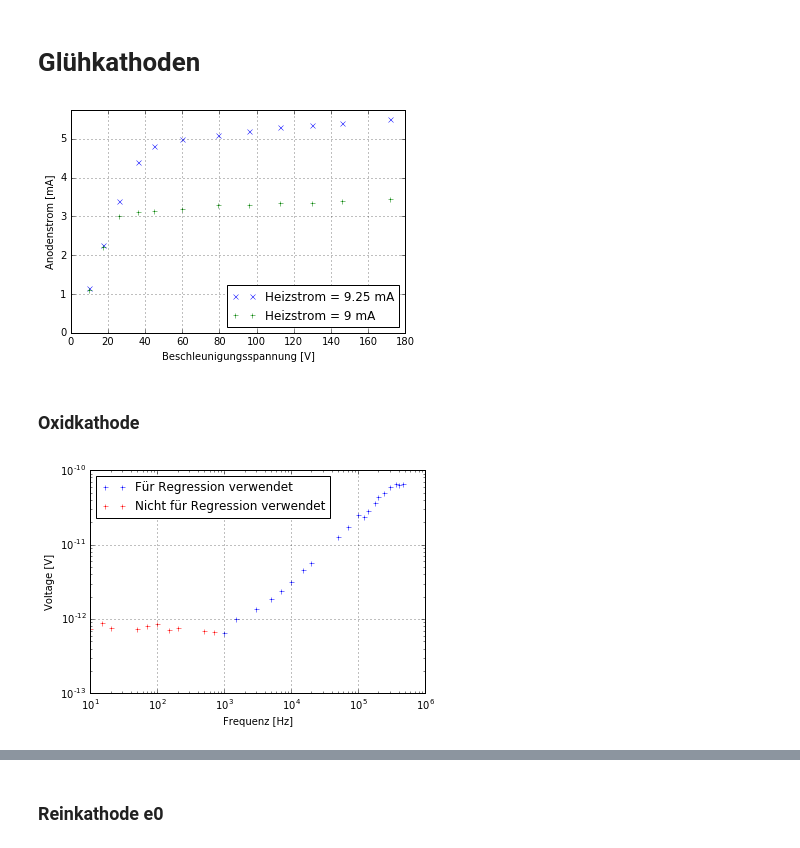
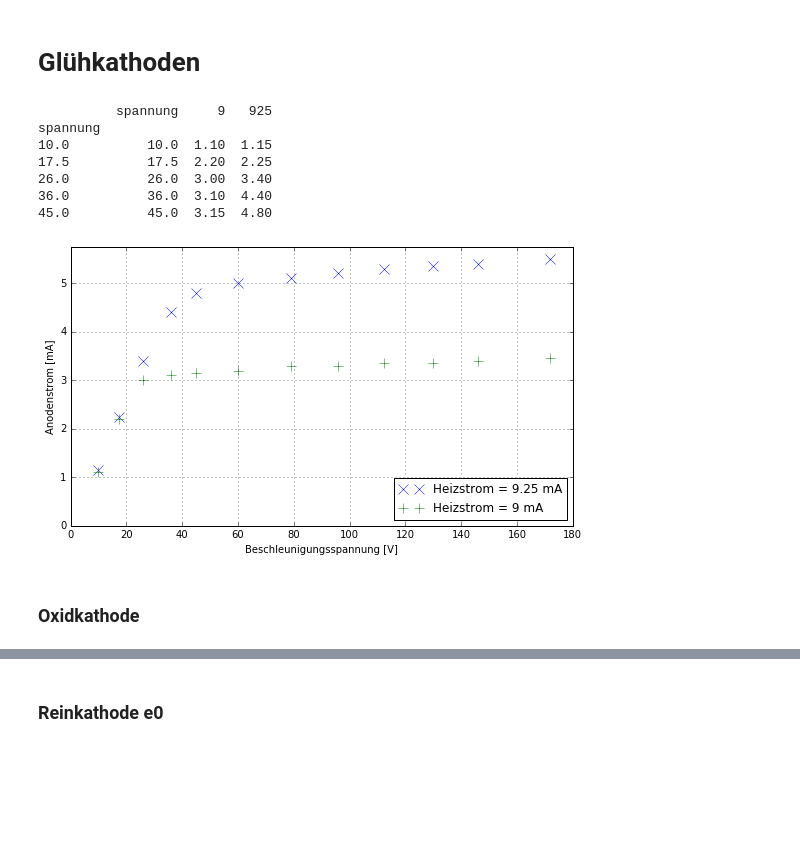
Before and after one commit to Diman1992/FP-M.Sc, a Jupyter notebook: 04Rauschen/auswertung/Untitled.ipynb, the cells around one changed output, grey strips where cells are left out. Saved outputs shown, nothing was run; the diff lists cells and outputs as text; code cells hidden in the pictures; blank space fills up the shorter version.

```diff
--- a/04Rauschen/auswertung/Untitled.ipynb
+++ b/04Rauschen/auswertung/Untitled.ipynb
@@ -438,67 +499,34 @@ kB=\left(3.44 \pm 0.03\right) \times 10^{-20}
 # %% [markdown]
 # Glühkathoden
 # %%
-daten = pd.read_csv('reinMet_Sat9.csv', header=0, delimiter='\t', names=['frequenz', '9'])
-daten2 = pd.read_csv('reinMet_Sat925.csv', header=0, delimiter='\t', names=['frequenz', 'voltage'])
-daten['925'] = daten2['voltage']
-daten.index = daten.frequenz
+daten = pd.read_csv('reinMet_Sat9.csv', header=0, delimiter='\t', names=['spannung', '9'])
+daten2 = pd.read_csv('reinMet_Sat925.csv', header=0, delimiter='\t', names=['spannung', 'strom'])
+daten['925'] = daten2['strom']
+daten.index = daten.spannung
 
-daten['925'].plot(linestyle='', marker='x', markersize=5, label="Heizstrom = 9.25 mA")
-daten['9'].plot(linestyle='', marker='+', markersize=5, label="Heizstrom = 9 mA")
+fig = plt.figure(figsize=(9,5))
+daten['925'].plot(linestyle='', marker='x', markersize=10, label="Heizstrom = 9.25 mA")
+daten['9'].plot(linestyle='', marker='+', markersize=10, label="Heizstrom = 9 mA")
 plt.xlim((0,180))
 plt.ylim((0,5.75))
 plt.xlabel('Beschleunigungsspannung [V]')
 plt.ylabel('Anodenstrom [mA]')
 plt.grid()
-plt.legend(loc='best')
+plt.legend(loc='lower right')
 plt.savefig('results/kathRein_sat.pdf')
+
+
+#daten.to_latex('latex_kennlinie', float_format='%2.2f', header=False, index=False, columns=['spannung','9','925'])
+
 plt.show()
 # %% [output]
+          spannung     9   925
+spannung
+10.0          10.0  1.10  1.15
+17.5          17.5  2.20  2.25
+26.0          26.0  3.00  3.40
+36.0          36.0  3.10  4.40
+45.0          45.0  3.15  4.80
-[figure, old version]
+[figure, new version]
 # %% [markdown]
 ### Oxidkathode
-# %%
-daten = pd.read_csv('oxidKath_K.csv', header=0, delimiter='\t', names=['frequenz', 'spannung', 'spannung_min', 'spannung_max', 'vN', 'deltaNu'])
-
-# in Hertz und Volt umrechnen
-daten.frequenz *= 1000
-daten['spannung'] /= 1000
-daten['spannung_min'] /= 1000
-daten['spannung_max'] /= 1000
-daten.index = daten.frequenz
-
-# schätze Fehler durch Standardabweichung ab
-err = lambda x : np.sqrt((x.spannung - x.spannung_min)**2 + (x.spannung - x.spannung_max)**2)
-daten['spannung_error'] = daten.apply(err, axis=1)
-
-
-# Verstärkungen aufzählen
-V_V = 1000 #Vorverstärkung
-V_S = np.ones(len(daten.index))          #Selektive Verstärkung
-V_S[daten.frequenz.values <= 1e5] *= 10  #nur bis 100khz, danach keine selektive Verstärkung
-V_N = daten.vN #Nachverstärker
-V_gl = 10 #Gleichspannungsverstärker
-
-daten['spannungNormed'] = daten.spannung / (V_gl * V_S**2 * V_N**2 * V_V**2)
-daten['spannung_error'] = daten.spannung_error / (V_gl * V_S**2 * V_N**2 * V_V**2)
-
-fit = daten.query('frequenz >= 1000')
-noFit = daten.query('frequenz < 1000')
-
-
-
-fit.spannungNormed.plot(linestyle='', marker='+', markersize=5, color = 'blue', label='Für Regression verwendet')
-noFit.spannungNormed.plot(linestyle='', marker='+', markersize=5, color = 'red', label='Nicht für Regression verwendet')
-plt.xlim((10,1e6))
-
-plt.xlabel('Frequenz [Hz]')
-plt.ylabel('Voltage [V]')
-plt.xscale('log')
-plt.yscale('log')
-plt.grid()
-plt.legend(loc='best')
-#plt.savefig('results/kathoxid_e0.pdf')
-
-plt.show()
-# %% [output]
-[figure, removed]
```
Also changed, not shown: parts of 13 cells of this notebook, 35 other files.
